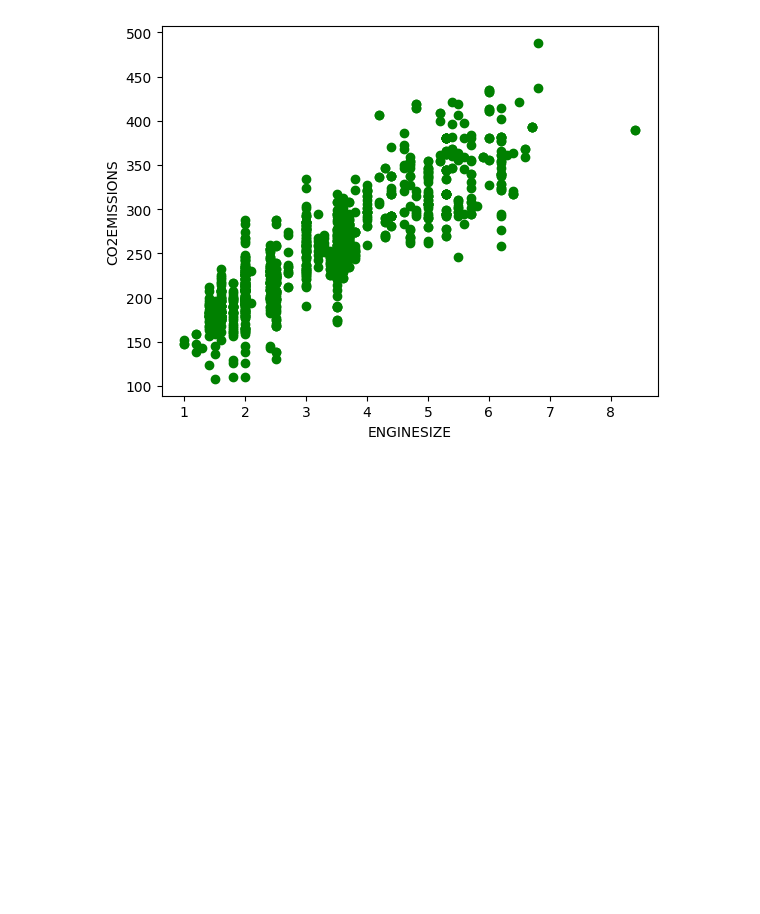
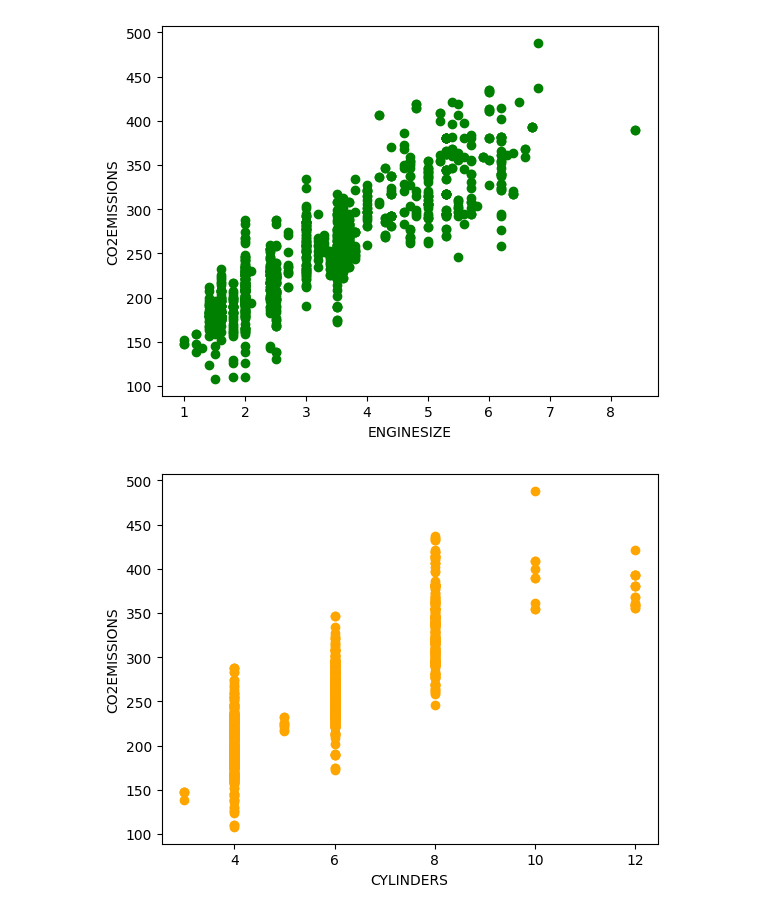
Before and after one commit to fahime9407/Machine-Learning-Path, a Jupyter notebook: regression/polynomialR.ipynb, the cells around one changed output. Drawn from its saved outputs; the diff is of its cells as text; code cells hidden in the pictures; blank space fills up the shorter version.

```diff
--- a/regression/polynomialR.ipynb
+++ b/regression/polynomialR.ipynb
@@ -58,3 +76,10 @@ plt.ylabel("CO2EMISSIONS")
 plt.show()
 # %% [output]
 [figure]
+# %%
+plt.scatter(cdf["CYLINDERS"], cdf["CO2EMISSIONS"], color="orange")
+plt.xlabel("CYLINDERS")
+plt.ylabel("CO2EMISSIONS")
+plt.show()
+# %% [output]
+[figure, added]
```
Also changed, not shown: parts of 31 cells of this notebook.
